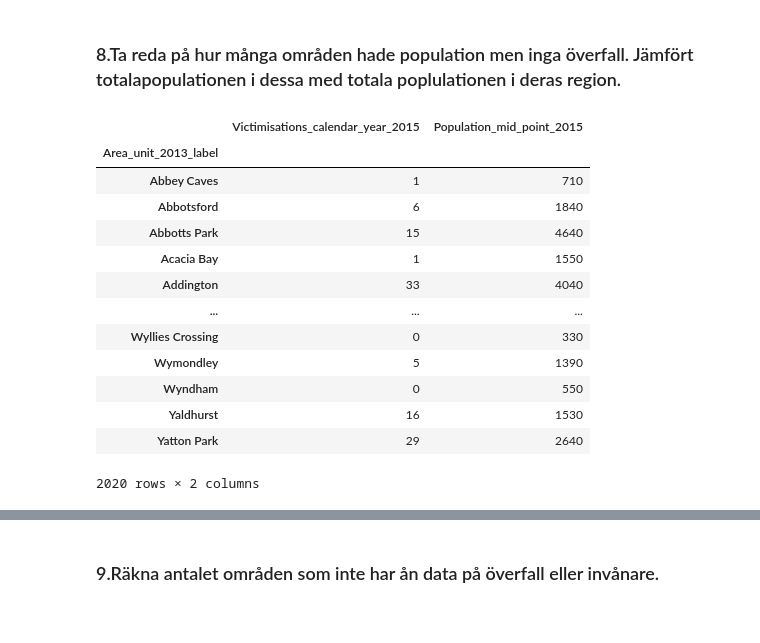
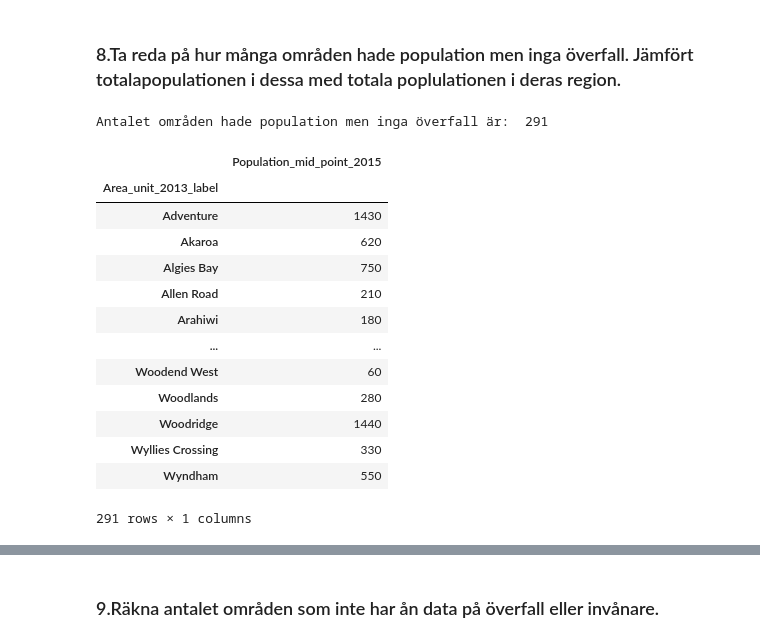
Before and after one commit to tfr10sj1/Kurs2_AI, a Jupyter notebook: Inlamningsuppgift_2_Sam_Jabbar.ipynb, the cells around one changed output, grey strips where cells are left out. Saved outputs shown, nothing was run; the diff lists cells and outputs as text; code cells hidden in the pictures.

```diff
--- a/Inlamningsuppgift_2_Sam_Jabbar.ipynb
+++ b/Inlamningsuppgift_2_Sam_Jabbar.ipynb
@@ -289,20 +289,28 @@ df
 # %% [markdown]
 ### 8.Ta reda på hur många områden hade population men inga överfall. Jämfört totalapopulationen i dessa med totala poplulationen i deras region.
 # %%
-df = assults.groupby('Area_unit_2013_label')[['Victimisations_calendar_year_2015', 'Population_mid_point_2015']]
-df.sum()
+df1 = assults[(assults['Victimisations_calendar_year_2015'] == 0)&(assults['Population_mid_point_2015'] != 0)]
+df2 = df1.groupby('Area_unit_2013_label')[['Area_unit_2013_label','Population_mid_point_2015','Region_2013_label']]
+
+print('Antalet områden hade population men inga överfall är: ',len(df2))
 # %% [output]
-|  | Victimisations_calendar_year_2015 | Population_mid_point_2015 |
-| Area_unit_2013_label |  |  |
-| Abbey Caves | 1 | 710 |
-| Abbotsford | 6 | 1840 |
-| Abbotts Park | 15 | 4640 |
-| Acacia Bay | 1 | 1550 |
-| Addington | 33 | 4040 |
-| ... | ... | ... |
-| Wyllies Crossing | 0 | 330 |
-| Wymondley | 5 | 1390 |
-| Wyndham | 0 | 550 |
-| Yaldhurst | 16 | 1530 |
-| Yatton Park | 29 | 2640 |
-2020 rows × 2 columns
+Antalet områden hade population men inga överfall är:  291
+# %%
+totalapopulationen_i_varje_område = df1.groupby('Area_unit_2013_label')[['Population_mid_point_2015']].sum()
+#df1[['Area_unit_2013_label', 'Population_mid_point_2015', 'Region_2013_label']]
+totalapopulationen_i_varje_område
+# %% [output]
+|  | Population_mid_point_2015 |
+| Area_unit_2013_label |  |
+| Adventure | 1430 |
+| Akaroa | 620 |
+| Algies Bay | 750 |
+| Allen Road | 210 |
+| Arahiwi | 180 |
+| ... | ... |
+| Woodend West | 60 |
+| Woodlands | 280 |
+| Woodridge | 1440 |
+| Wyllies Crossing | 330 |
+| Wyndham | 550 |
+291 rows × 1 columns
```
Also changed, not shown: parts of 5 cells of this notebook.
